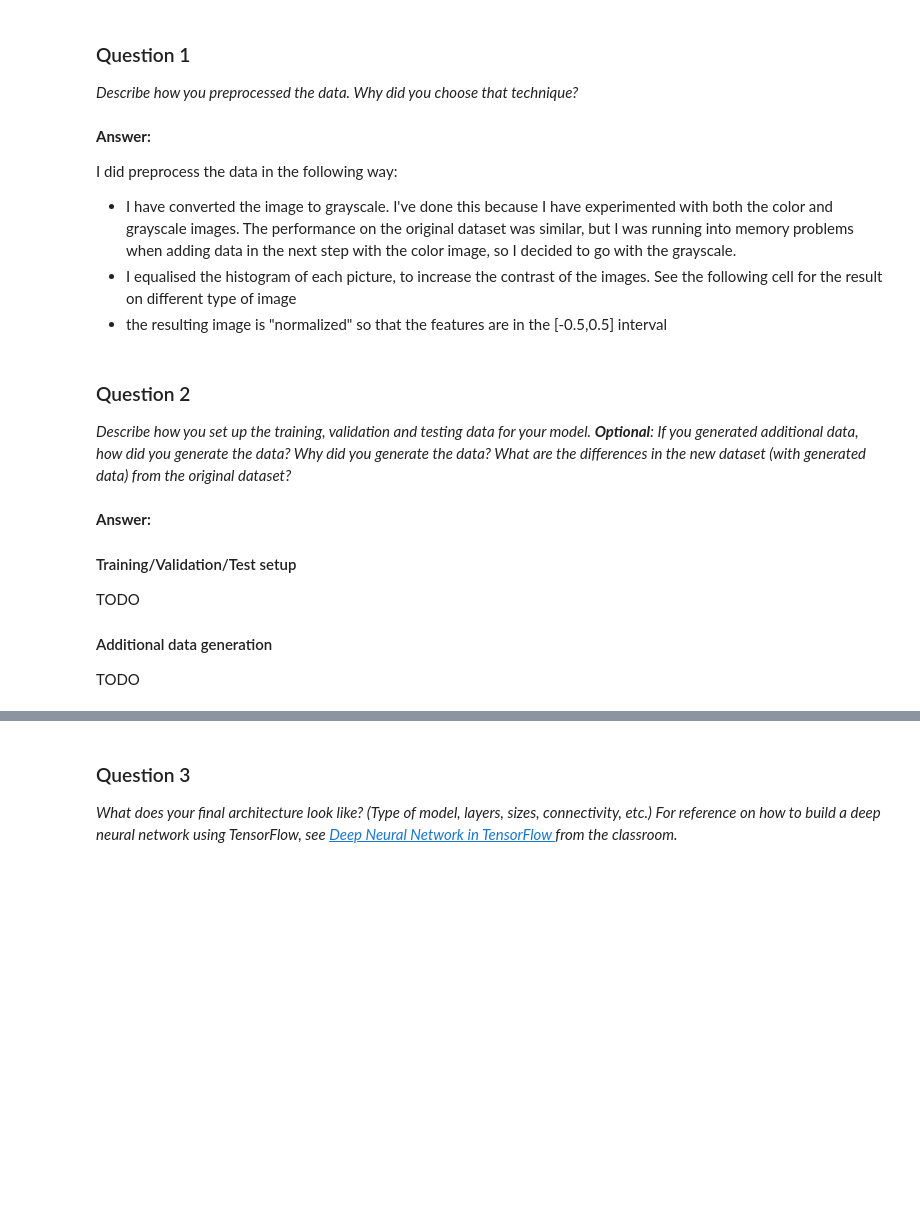
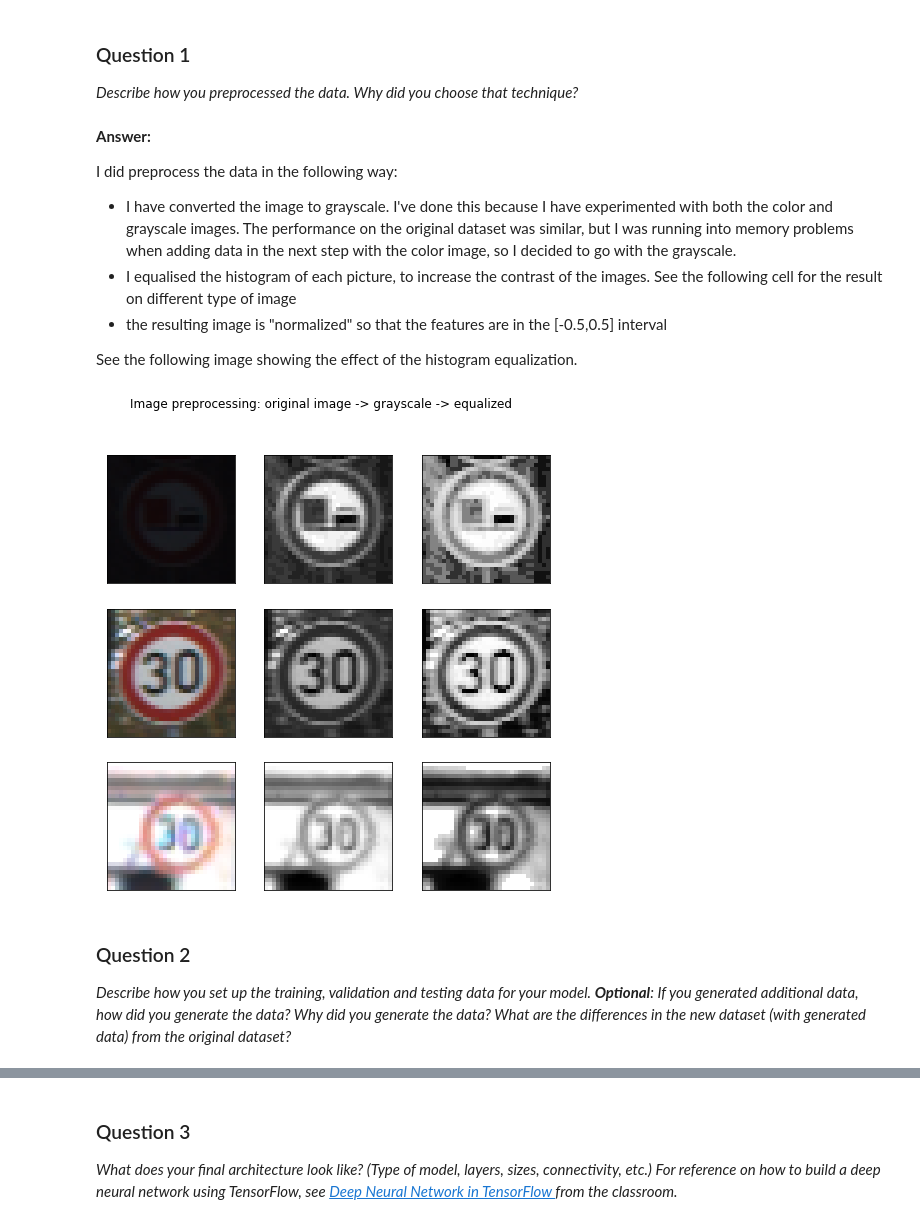
Before and after one commit to 2PetitsVerres/CarND-Traffic-Sign-Classifier-Project, a Jupyter notebook: Traffic_Sign_Classifier.ipynb, the cells around one changed output, grey strips where cells are left out. Cells and saved outputs as stored; diff of their text form; code cells hidden in the pictures; blank space fills up the shorter version.

```diff
--- a/Traffic_Sign_Classifier.ipynb
+++ b/Traffic_Sign_Classifier.ipynb
@@ -244,3 +244,5 @@ I did preprocess the data in the following way:
 - I have converted the image to grayscale. I've done this because I have experimented with both the color and grayscale images. The performance on the original dataset was similar, but I was running into memory problems when adding data in the next step with the color image, so I decided to go with the grayscale.
 - I equalised the histogram of each picture, to increase the contrast of the images. See the following cell for the result on different type of image
 - the resulting image is "normalized" so that the features are in the [-0.5,0.5] interval
+
+See the following image showing the effect of the histogram equalization.
@@ -250,7 +249,44 @@ I did preprocess the data in the following way:
-# %%
-# free some memory
-X_train = None
-X_test = None
+# %%
+dark_idx = 14935
+normal_idx = 1871
+bright_idx = 2163
+
+
+#    fig = plt.figure(figsize=(8,8))
+#    for i in range(len(idx)):
+#        ax = fig.add_subplot(size, size, i+1)
+#        ax.imshow(images[idx[i]], cmap=cmap)
+#        ax.axes.get_xaxis().set_visible(False)
+#        ax.axes.get_yaxis().set_visible(False)
+#        if labels is not None:
+#            plt.text(1,1,str(labels[idx[i]]), color='k',backgroundcolor='w')
+#    fig.tight_layout()
+
+fig = plt.figure(figsize=(8,8))
+fig.suptitle('Image preprocessing: original image -> grayscale -> equalized')
+i=0
+for idx in [dark_idx, normal_idx, bright_idx]:
+
+    ax = fig.add_subplot(3,3,i+1)
+    ax.imshow(X_train[idx])
+    ax.axes.get_xaxis().set_visible(False)
+    ax.axes.get_yaxis().set_visible(False)
+
+    yuv_img = cv2.cvtColor(X_train[idx], cv2.COLOR_BGR2YUV)
+    ax = fig.add_subplot(3,3,i+2)
+    ax.imshow(yuv_img[:,:,0], cmap='gray')
+    ax.axes.get_xaxis().set_visible(False)
+    ax.axes.get_yaxis().set_visible(False)
+
+    equalised = cv2.equalizeHist(yuv_img[:,:,0])
+    ax = fig.add_subplot(3,3,i+3)
+    ax.imshow(equalised, cmap='gray')
+    ax.axes.get_xaxis().set_visible(False)
+    ax.axes.get_yaxis().set_visible(False)
+
+    i+=3
+# %% [output]
+[figure, added]
 # %%
 ### Generate additional data (OPTIONAL!)
 ### and split the data into training/validation/testing sets here.
@@ -330,13 +365,3 @@ X_train_norm = None
 ### Question 2
 
 _Describe how you set up the training, validation and testing data for your model. **Optional**: If you generated additional data, how did you generate the data? Why did you generate the data? What are the differences in the new dataset (with generated data) from the original dataset?_
-# %% [markdown]
-**Answer:**
-
-#### Training/Validation/Test setup
-
-TODO
-
-#### Additional data generation
-
-TODO
```
Also changed, not shown: parts of 22 cells of this notebook.
